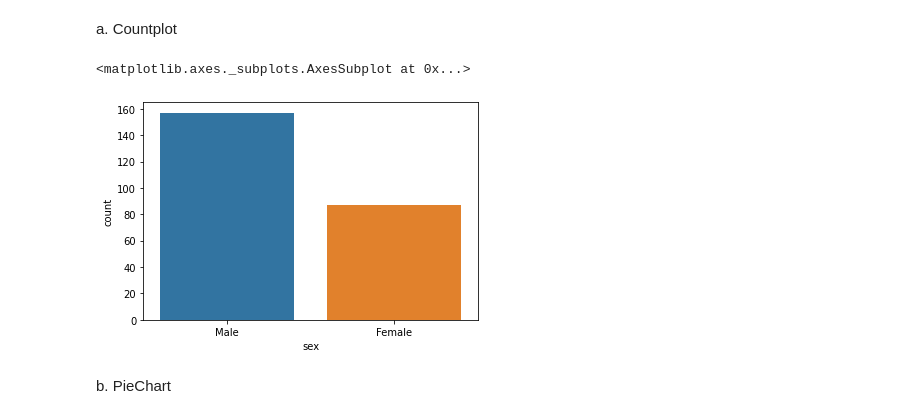
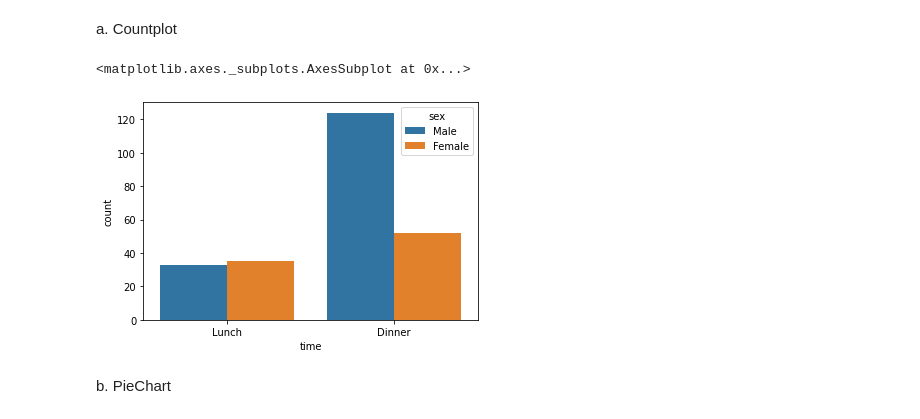
Before and after one commit to coderanandmaurya/seaborn, a Jupyter notebook: seaborn.ipynb, the cells around one changed output. Drawn from its saved outputs; the diff is of its cells as text; code cells hidden in the pictures.

```diff
--- a/seaborn.ipynb
+++ b/seaborn.ipynb
@@ -37,9 +37,9 @@ Univariate is a term commonly used in statistics to describe a type of data whic
 # %% [markdown]
 a. Countplot
 # %%
-sns.countplot(df['sex'])
+sns.countplot(x="time", hue="sex", data=df)
 # %% [output]
 <matplotlib.axes._subplots.AxesSubplot at 0x...>
-[figure, old version]
+[figure, new version]
 # %% [markdown]
 b. PieChart
```
Also changed, not shown: parts of 2 cells of this notebook.
